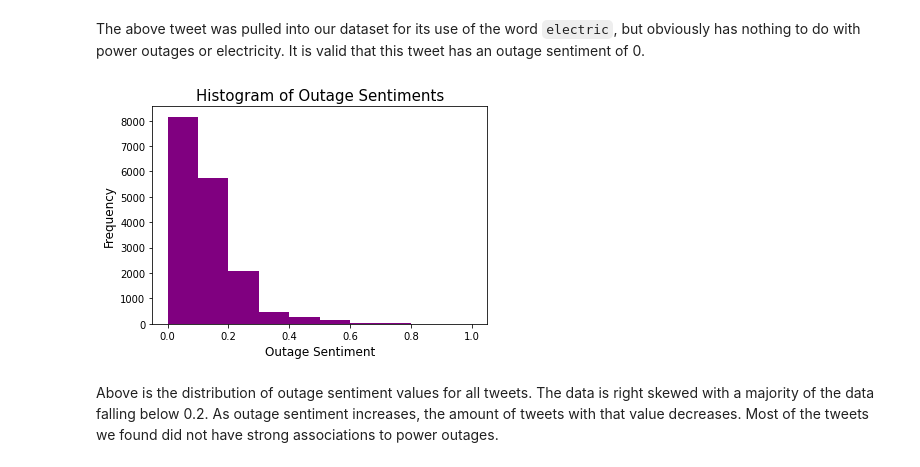
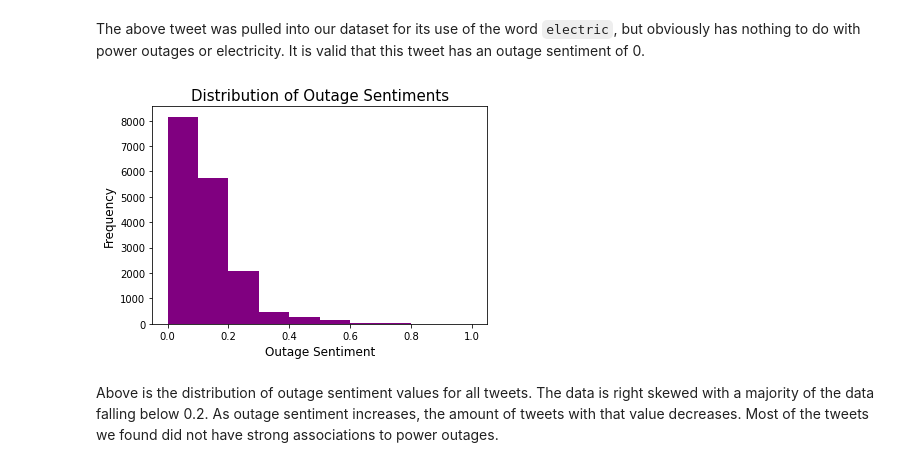
Before and after one commit to dmedellin2/mapping_power_outages, a Jupyter notebook: danielle/03_EDA.ipynb, the cells around one changed output. Cells and saved outputs as stored; diff of their text form; code cells hidden in the pictures.

```diff
--- a/danielle/03_EDA.ipynb
+++ b/danielle/03_EDA.ipynb
@@ -94,10 +103,10 @@ tweets.loc[16781,['name_and_tweet']][0]
 The above tweet was pulled into our dataset for its use of the word `electric`, but obviously has nothing to do with power outages or electricity. It is valid that this tweet has an outage sentiment of 0.
 # %%
 plt.hist(tweets['outage_sentiment'],color='purple')
-plt.title('Histogram of Outage Sentiments', size = 15)
+plt.title('Distribution of Outage Sentiments', size = 15)
 plt.xlabel('Outage Sentiment', size=12)
 plt.ylabel('Frequency',size=12);
 # %% [output]
-[figure, old version]
+[figure, new version]
 # %% [markdown]
 Above is the distribution of outage sentiment values for all tweets. The data is right skewed with a majority of the data falling below 0.2. As outage sentiment increases, the amount of tweets with that value decreases. Most of the tweets we found did not have strong associations to power outages.
```
Also changed, not shown: parts of 7 cells of this notebook, 2 other files.
